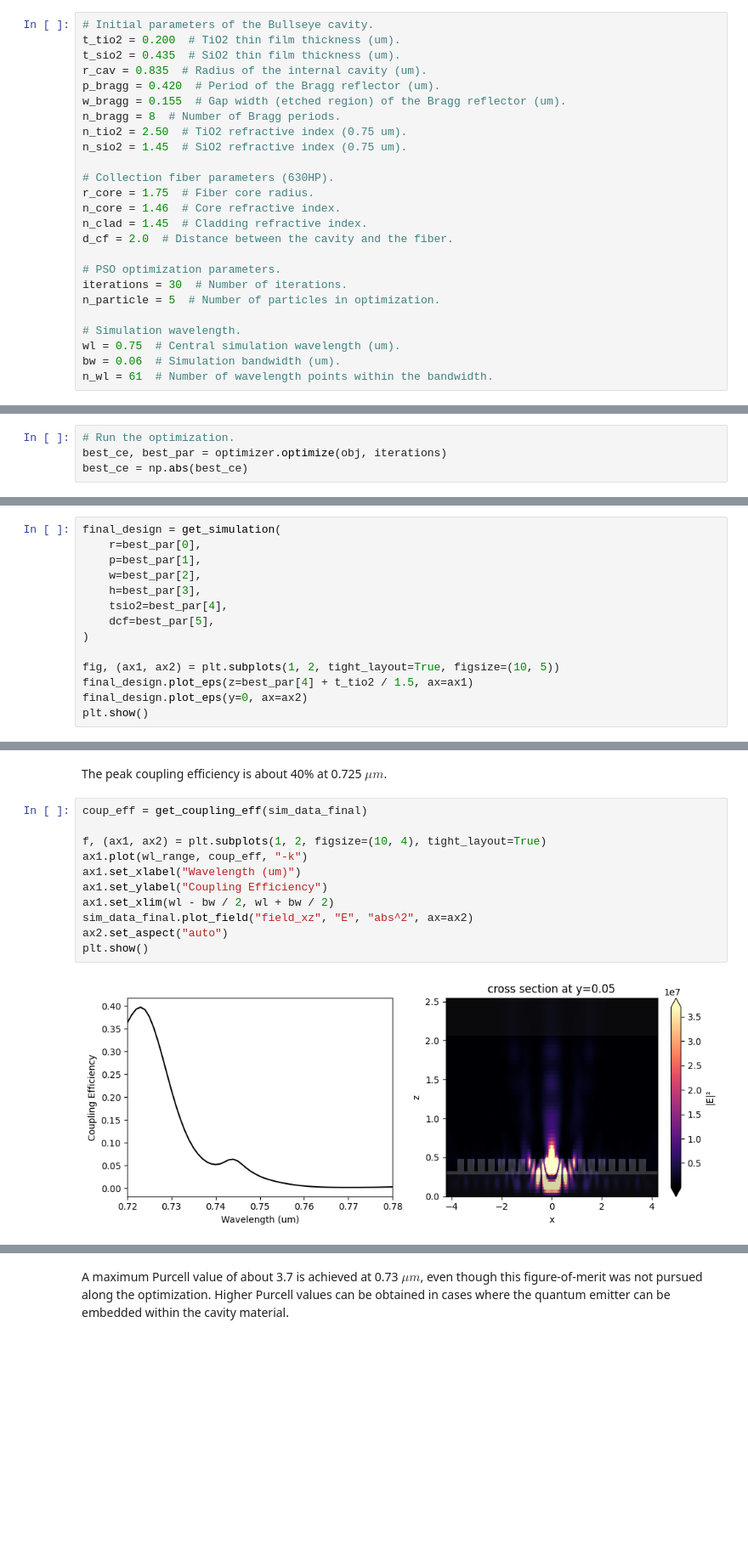
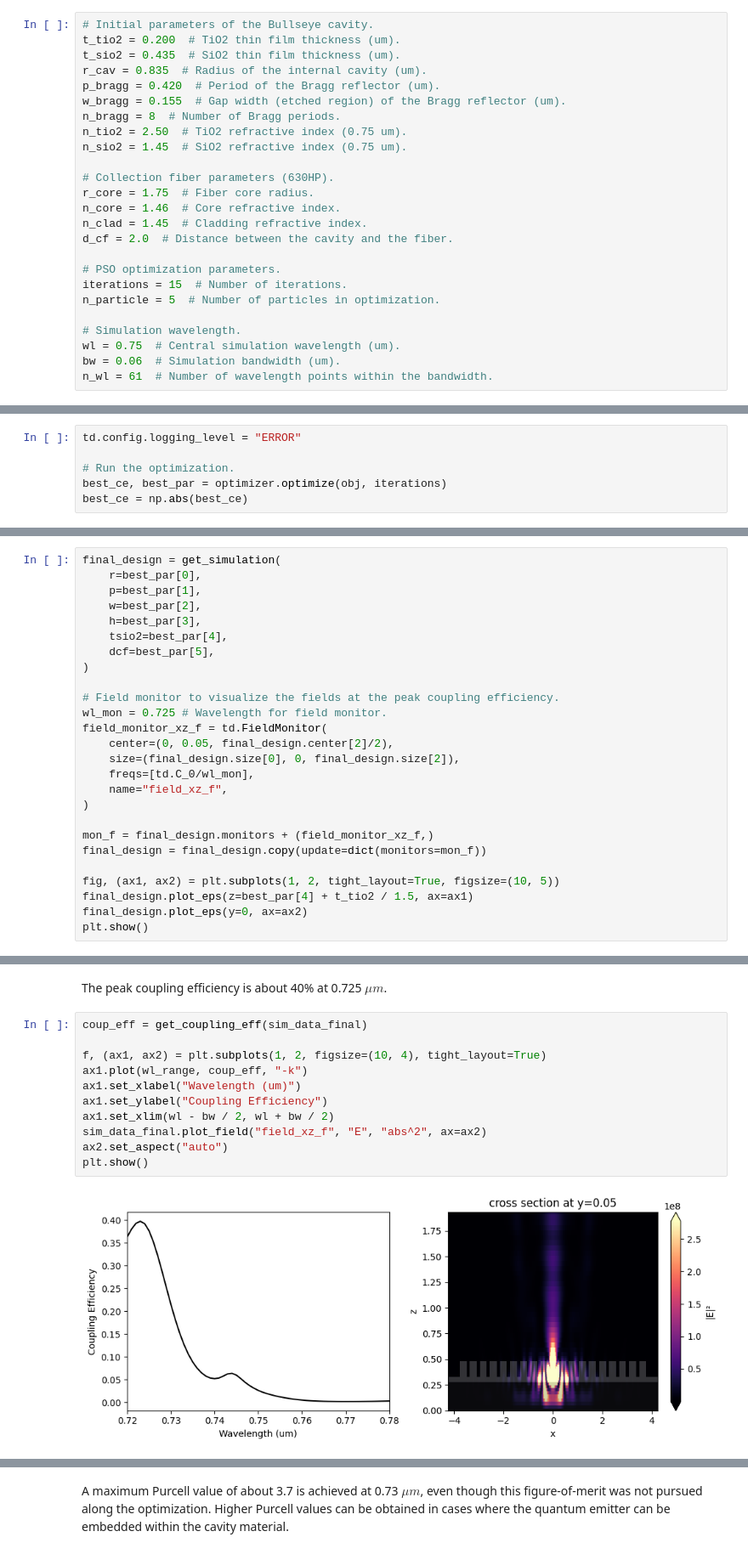
Before and after one commit to flexcompute-readthedocs/tidy3d-docs, a Jupyter notebook: docs/source/notebooks/BullseyeCavityPSO.ipynb, the cells around one changed output, grey strips where cells are left out. Shown at 85% size. Cells and saved outputs as stored; diff of their text form; blank space fills up the shorter version.

```diff
--- a/docs/source/notebooks/BullseyeCavityPSO.ipynb
+++ b/docs/source/notebooks/BullseyeCavityPSO.ipynb
@@ -45,7 +45,7 @@ n_clad = 1.45  # Cladding refractive index.
 d_cf = 2.0  # Distance between the cavity and the fiber.
 
 # PSO optimization parameters.
-iterations = 30  # Number of iterations.
+iterations = 15  # Number of iterations.
 n_particle = 5  # Number of particles in optimization.
 
 # Simulation wavelength.
@@ -367,6 +377,8 @@ optimizer = GlobalBestPSO(
 # %% [markdown]
 Now, we are ready to run the optimization!
 # %%
+td.config.logging_level = "ERROR"
+
 # Run the optimization.
 best_ce, best_par = optimizer.optimize(obj, iterations)
 best_ce = np.abs(best_ce)
@@ -413,6 +425,18 @@ final_design = get_simulation(
     dcf=best_par[5],
 )
 
+# Field monitor to visualize the fields at the peak coupling efficiency.
+wl_mon = 0.725 # Wavelength for field monitor.
+field_monitor_xz_f = td.FieldMonitor(
+    center=(0, 0.05, final_design.center[2]/2),
+    size=(final_design.size[0], 0, final_design.size[2]),
+    freqs=[td.C_0/wl_mon],
+    name="field_xz_f",
+)
+
+mon_f = final_design.monitors + (field_monitor_xz_f,)
+final_design = final_design.copy(update=dict(monitors=mon_f))
+
 fig, (ax1, ax2) = plt.subplots(1, 2, tight_layout=True, figsize=(10, 5))
 final_design.plot_eps(z=best_par[4] + t_tio2 / 1.5, ax=ax1)
 final_design.plot_eps(y=0, ax=ax2)
@@ -446,16 +470,16 @@ The peak coupling efficiency is about 40% at 0.725 $\mu m$.
 # %%
 coup_eff = get_coupling_eff(sim_data_final)
 
 f, (ax1, ax2) = plt.subplots(1, 2, figsize=(10, 4), tight_layout=True)
 ax1.plot(wl_range, coup_eff, "-k")
 ax1.set_xlabel("Wavelength (um)")
 ax1.set_ylabel("Coupling Efficiency")
 ax1.set_xlim(wl - bw / 2, wl + bw / 2)
-sim_data_final.plot_field("field_xz", "E", "abs^2", ax=ax2)
+sim_data_final.plot_field("field_xz_f", "E", "abs^2", ax=ax2)
 ax2.set_aspect("auto")
 plt.show()
 # %% [output]
-[figure, old version]
+[figure, new version]
 # %% [markdown]
 ## Purcell Factor Calculation
 
```
Also changed, not shown: parts of 15 cells of this notebook.
